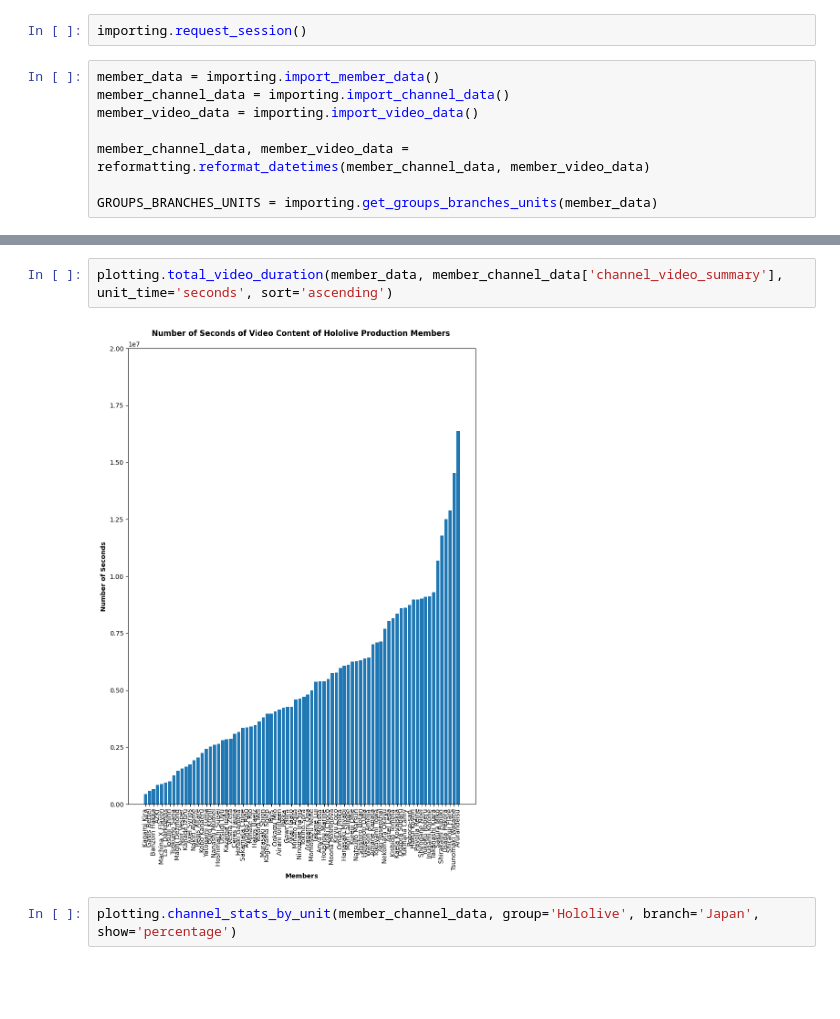
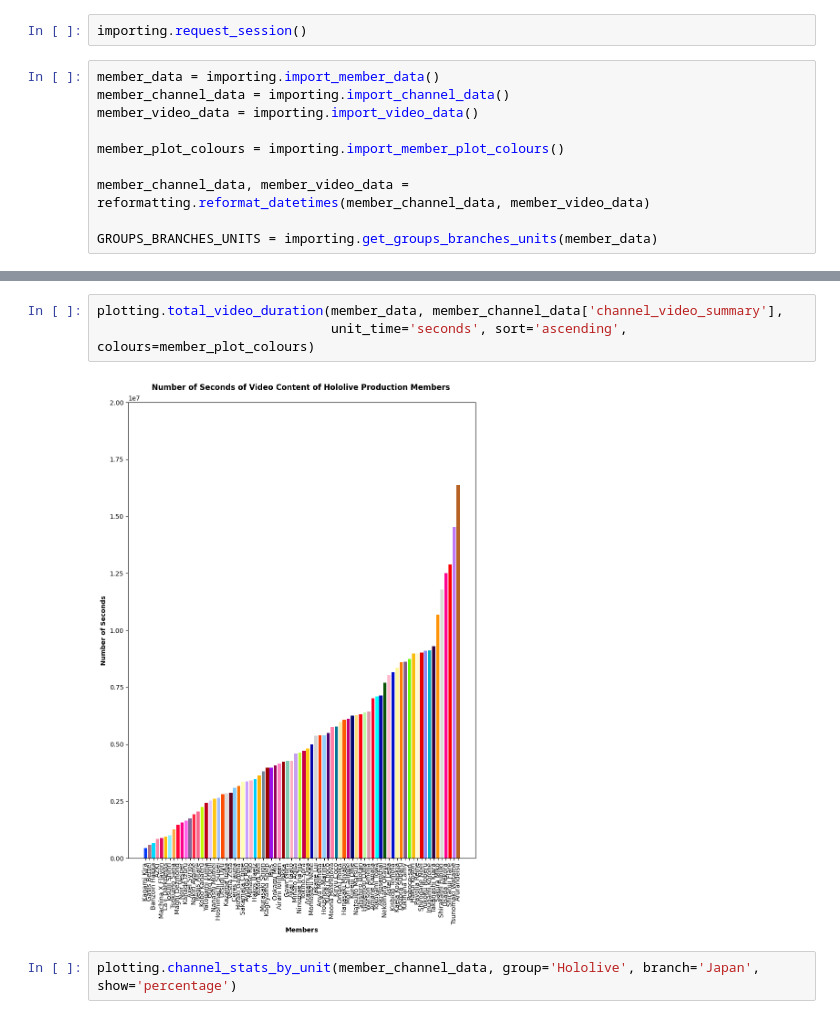
Before and after one commit to Johnson-Tung/holoAnalytics, a Jupyter notebook: scripts/sample_visuals.ipynb, the cells around one changed output, grey strips where cells are left out. Saved outputs shown, nothing was run; the diff lists cells and outputs as text; blank space fills up the shorter version.

```diff
--- a/scripts/sample_visuals.ipynb
+++ b/scripts/sample_visuals.ipynb
@@ -9,6 +9,8 @@ member_data = importing.import_member_data()
 member_channel_data = importing.import_channel_data()
 member_video_data = importing.import_video_data()
 
+member_plot_colours = importing.import_member_plot_colours()
+
 member_channel_data, member_video_data = reformatting.reformat_datetimes(member_channel_data, member_video_data)
 
 GROUPS_BRANCHES_UNITS = importing.get_groups_branches_units(member_data)
@@ -27,7 +31,8 @@ plotting.total_video_duration(member_data, member_channel_data['channel_video_su
 # %%
-plotting.total_video_duration(member_data, member_channel_data['channel_video_summary'], unit_time='seconds', sort='ascending')
+plotting.total_video_duration(member_data, member_channel_data['channel_video_summary'],
+                              unit_time='seconds', sort='ascending', colours=member_plot_colours)
 # %% [output]
-[figure, old version]
+[figure, new version]
 # %%
 plotting.channel_stats_by_unit(member_channel_data, group='Hololive', branch='Japan', show='percentage')
 # %% [output]
```
Also changed, not shown: parts of 3 cells of this notebook.
